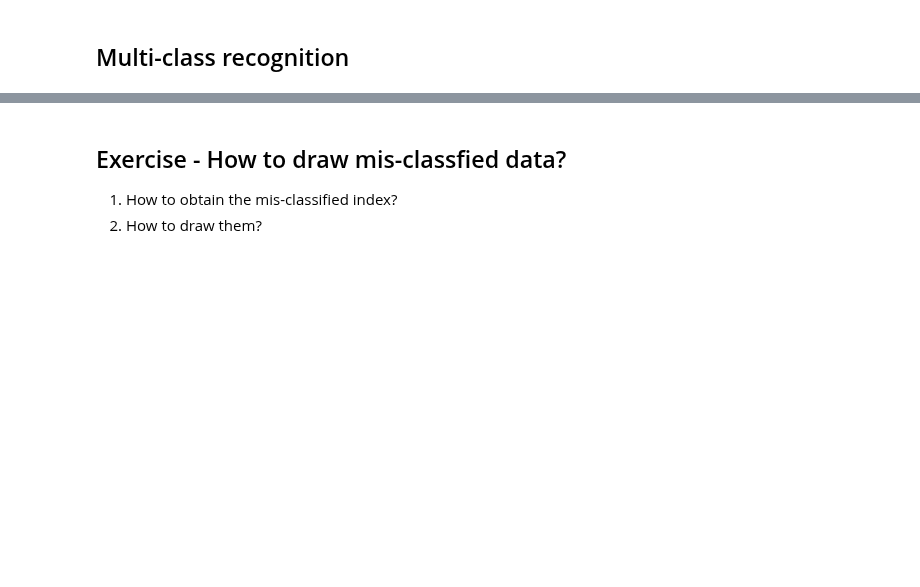
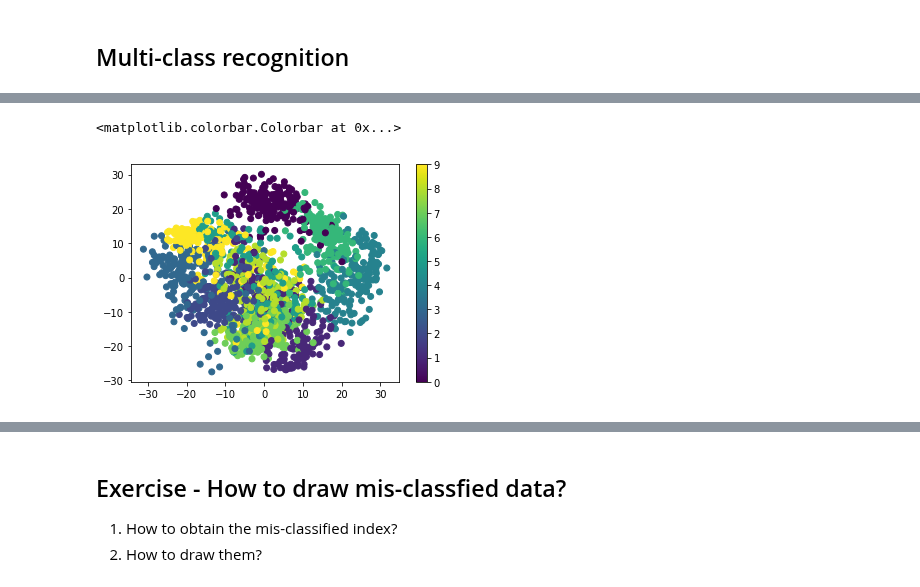
Before and after one commit to bushuhui/machinelearning_notebook, a Jupyter notebook: 1_logistic_regression/Logistic_regression.ipynb, the cells around one changed output, grey strips where cells are left out. Drawn from its saved outputs; the diff is of its cells as text; code cells hidden in the pictures; blank space fills up the shorter version.

```diff
--- a/1_logistic_regression/Logistic_regression.ipynb
+++ b/1_logistic_regression/Logistic_regression.ipynb
@@ -237,0 +266,10 @@ accuracy test = 0.900000
+# %%
+from sklearn.decomposition import PCA
+pca = PCA(n_components=2, svd_solver="randomized")
+proj = pca.fit_transform(digits.data)
+
+plt.scatter(proj[:, 0], proj[:, 1], c=digits.target)
+plt.colorbar()
+# %% [output]
+<matplotlib.colorbar.Colorbar at 0x...>
+[figure, added]
```
Also changed, not shown: parts of 8 cells of this notebook, 2 other files.
